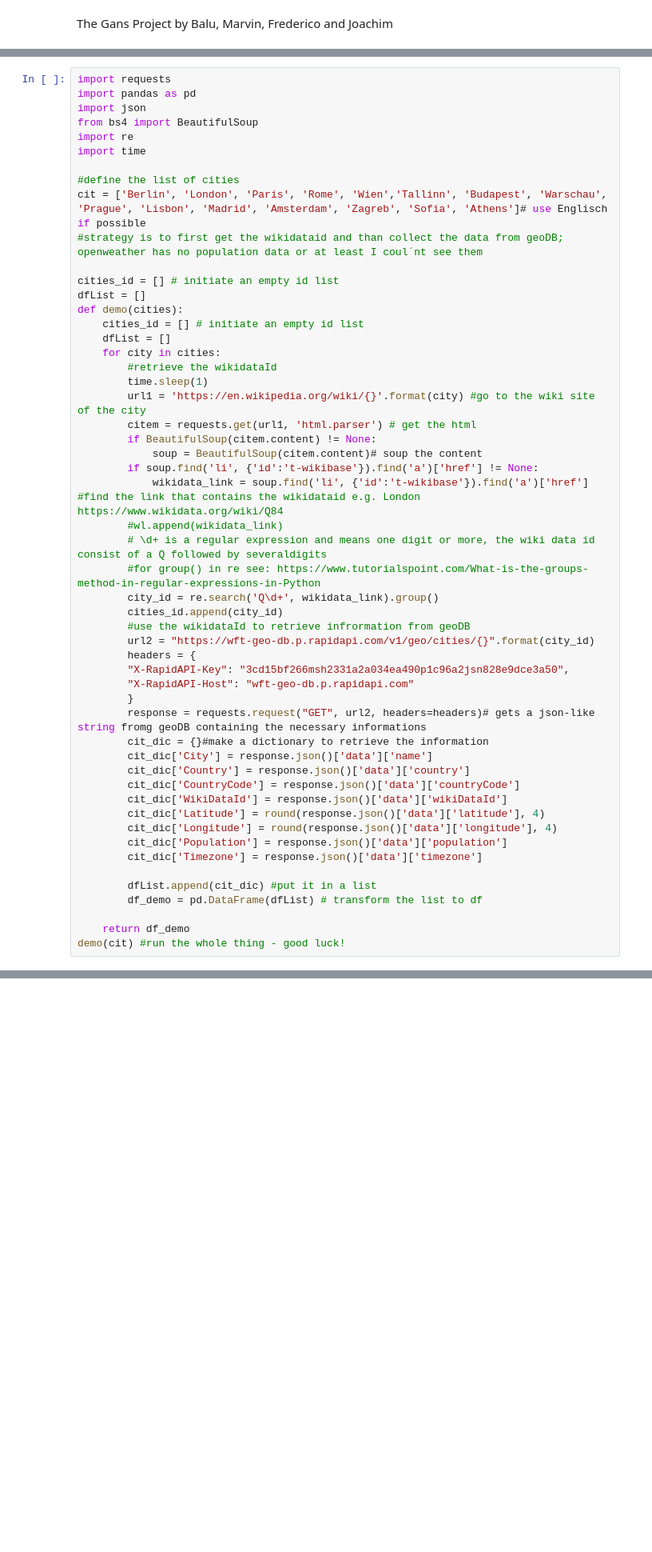
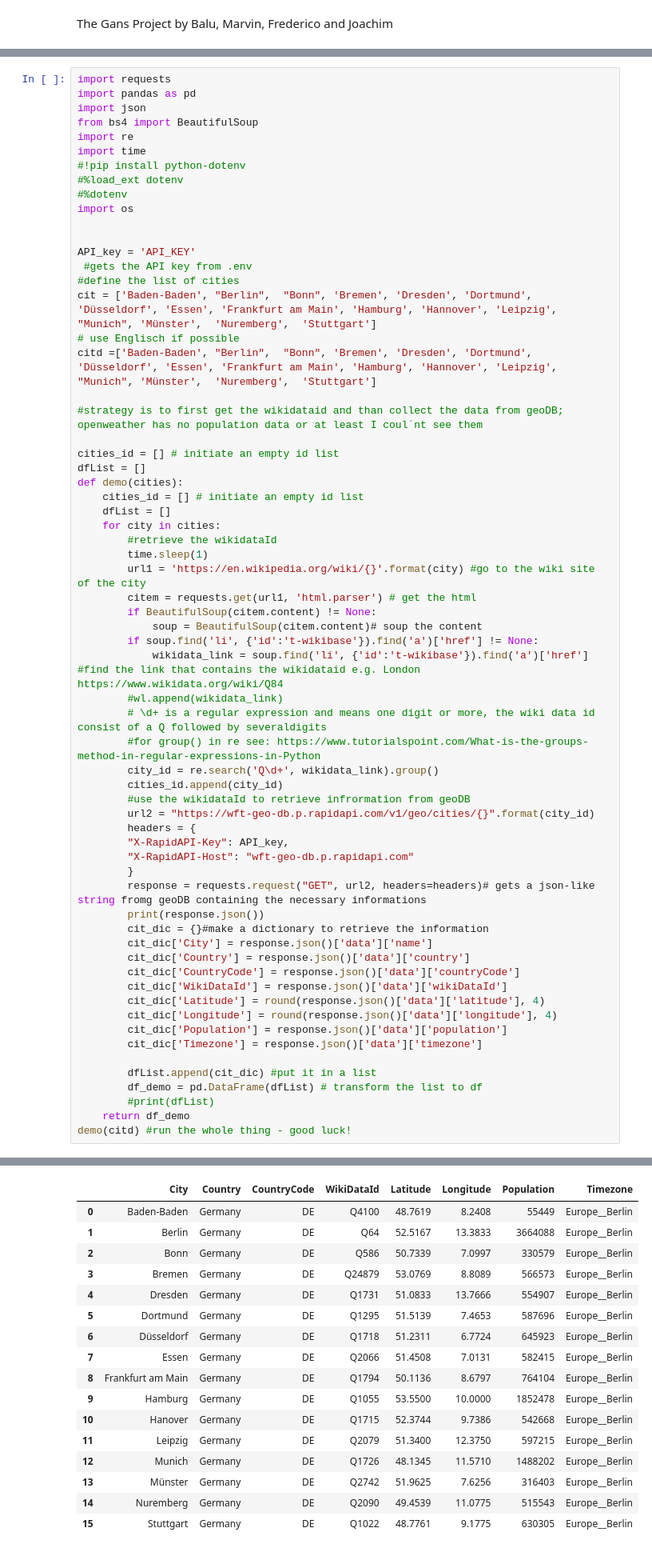
Before and after one commit to Joachim0211/DatapipelineApiToCloud, a Jupyter notebook: GansProjectBMFJ_Joa_06_10_demographics_clean_Joa.ipynb, the cells around one changed output, grey strips where cells are left out. Shown at 80% size. Saved outputs shown, nothing was run; the diff lists cells and outputs as text; blank space fills up the shorter version.

```diff
--- a/GansProjectBMFJ_Joa_06_10_demographics_clean_Joa.ipynb
+++ b/GansProjectBMFJ_Joa_06_10_demographics_clean_Joa.ipynb
@@ -9,9 +11,19 @@ import json
 from bs4 import BeautifulSoup
 import re
 import time
+#!pip install python-dotenv
+#%load_ext dotenv
+#%dotenv
+import os
 
+
+API_key = 'API_KEY'
+ #gets the API key from .env
 #define the list of cities
-cit = ['Berlin', 'London', 'Paris', 'Rome', 'Wien','Tallinn', 'Budapest', 'Warschau', 'Prague', 'Lisbon', 'Madrid', 'Amsterdam', 'Zagreb', 'Sofia', 'Athens']# use Englisch if possible
+cit = ['Baden-Baden', "Berlin",  "Bonn", 'Bremen', 'Dresden', 'Dortmund', 'Düsseldorf', 'Essen', 'Frankfurt am Main', 'Hamburg', 'Hannover', 'Leipzig', "Munich", 'Münster',  'Nuremberg',  'Stuttgart']
+# use Englisch if possible
+citd =['Baden-Baden', "Berlin",  "Bonn", 'Bremen', 'Dresden', 'Dortmund', 'Düsseldorf', 'Essen', 'Frankfurt am Main', 'Hamburg', 'Hannover', 'Leipzig', "Munich", 'Münster',  'Nuremberg',  'Stuttgart']
+
 #strategy is to first get the wikidataid and than collect the data from geoDB; openweather has no population data or at least I coul´nt see them
 
 cities_id = [] # initiate an empty id list
@@ -36,10 +48,11 @@ def demo(cities):
         #use the wikidataId to retrieve infrormation from geoDB
         url2 = "https://wft-geo-db.p.rapidapi.com/v1/geo/cities/{}".format(city_id)
         headers = {
-        "X-RapidAPI-Key": "3cd15bf266msh2331a2a034ea490p1c96a2jsn828e9dce3a50",
+        "X-RapidAPI-Key": API_key,
         "X-RapidAPI-Host": "wft-geo-db.p.rapidapi.com"
         }
         response = requests.request("GET", url2, headers=headers)# gets a json-like string fromg geoDB containing the necessary informations
+        print(response.json())
         cit_dic = {}#make a dictionary to retrieve the information
         cit_dic['City'] = response.json()['data']['name']
         cit_dic['Country'] = response.json()['data']['country']
@@ -52,6 +65,7 @@ def demo(cities):
 
         dfList.append(cit_dic) #put it in a list
         df_demo = pd.DataFrame(dfList) # transform the list to df
-
+        #print(dfList)
     return df_demo
-demo(cit) #run the whole thing - good luck!
+demo(citd) #run the whole thing - good luck!
+# %% [output]
@@ -57,0 +88,17 @@ demo(cit) #run the whole thing - good luck!
+|  | City | Country | CountryCode | WikiDataId | Latitude | Longitude | Population | Timezone |
+| 0 | Baden-Baden | Germany | DE | Q4100 | 48.7619 | 8.2408 | 55449 | Europe__Berlin |
+| 1 | Berlin | Germany | DE | Q64 | 52.5167 | 13.3833 | 3664088 | Europe__Berlin |
+| 2 | Bonn | Germany | DE | Q586 | 50.7339 | 7.0997 | 330579 | Europe__Berlin |
+| 3 | Bremen | Germany | DE | Q24879 | 53.0769 | 8.8089 | 566573 | Europe__Berlin |
+| 4 | Dresden | Germany | DE | Q1731 | 51.0833 | 13.7666 | 554907 | Europe__Berlin |
+| 5 | Dortmund | Germany | DE | Q1295 | 51.5139 | 7.4653 | 587696 | Europe__Berlin |
+| 6 | Düsseldorf | Germany | DE | Q1718 | 51.2311 | 6.7724 | 645923 | Europe__Berlin |
+| 7 | Essen | Germany | DE | Q2066 | 51.4508 | 7.0131 | 582415 | Europe__Berlin |
+| 8 | Frankfurt am Main | Germany | DE | Q1794 | 50.1136 | 8.6797 | 764104 | Europe__Berlin |
+| 9 | Hamburg | Germany | DE | Q1055 | 53.5500 | 10.0000 | 1852478 | Europe__Berlin |
+| 10 | Hanover | Germany | DE | Q1715 | 52.3744 | 9.7386 | 542668 | Europe__Berlin |
+| 11 | Leipzig | Germany | DE | Q2079 | 51.3400 | 12.3750 | 597215 | Europe__Berlin |
+| 12 | Munich | Germany | DE | Q1726 | 48.1345 | 11.5710 | 1488202 | Europe__Berlin |
+| 13 | Münster | Germany | DE | Q2742 | 51.9625 | 7.6256 | 316403 | Europe__Berlin |
+| 14 | Nuremberg | Germany | DE | Q2090 | 49.4539 | 11.0775 | 515543 | Europe__Berlin |
+| 15 | Stuttgart | Germany | DE | Q1022 | 48.7761 | 9.1775 | 630305 | Europe__Berlin |
```
Also changed, not shown: parts of 15 cells of this notebook.
